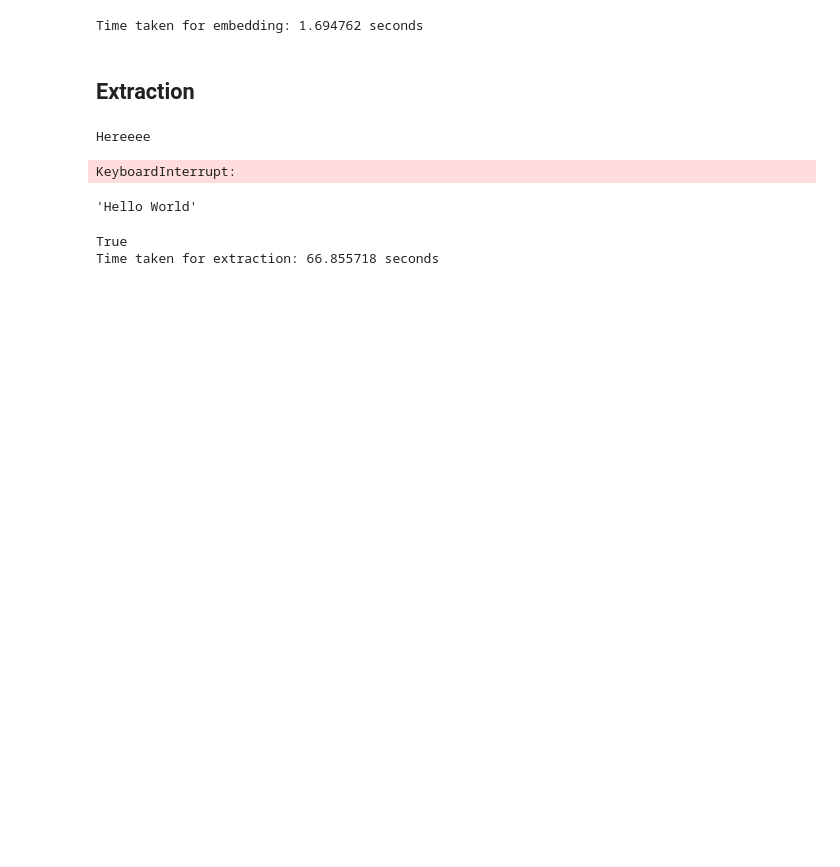
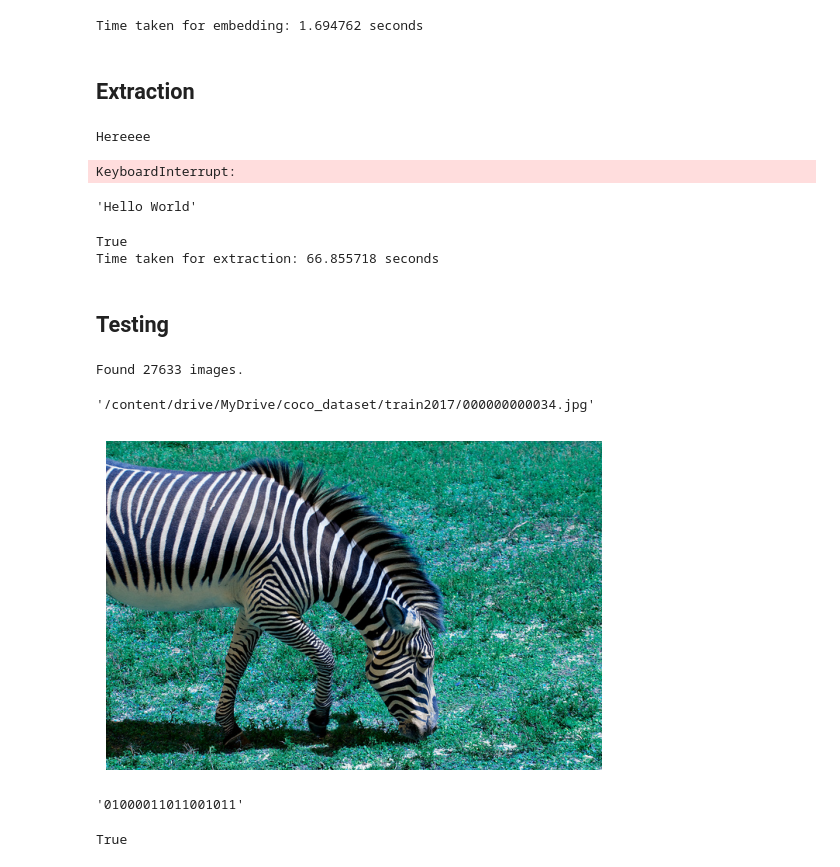
Before and after one commit to rawanmd/segmentation_coverless_steg, a Jupyter notebook: Segmentation_Coverless_Steg_SAM.ipynb, the cells around one changed output. Saved outputs shown, nothing was run; the diff lists cells and outputs as text; code cells hidden in the pictures; blank space fills up the shorter version.

Commit message:
jpeg compression added

```diff
--- a/Segmentation_Coverless_Steg_SAM.ipynb
+++ b/Segmentation_Coverless_Steg_SAM.ipynb
@@ -502,3 +494,17 @@ print(f"Time taken for extraction: {end - start:.6f} seconds")
 # %% [output]
 True
 Time taken for extraction: 66.855718 seconds
+# %% [markdown]
+## Testing
+# %%
+image_paths = get_image_paths(PATH)[0]
+image_paths
+# %% [output]
+Found 27633 images.
+'/content/drive/MyDrive/coco_dataset/train2017/000000000034.jpg'
+# %%
+im = cv2.imread(image_paths)
+plt.axis(False)
+plt.imshow(im);
+# %% [output]
+[figure, added]
@@ -504,0 +513,4 @@ Time taken for extraction: 66.855718 seconds
+# %%
+mask[0]
+# %% [output]
+'01000011011001011'
@@ -504,0 +519,5 @@ Time taken for extraction: 66.855718 seconds
+# %%
+cv2.imwrite("/test.jpg", im,
+            [cv2.IMWRITE_JPEG_QUALITY, 90])
+# %% [output]
+True
```
Also changed, not shown: parts of 8 cells of this notebook.
